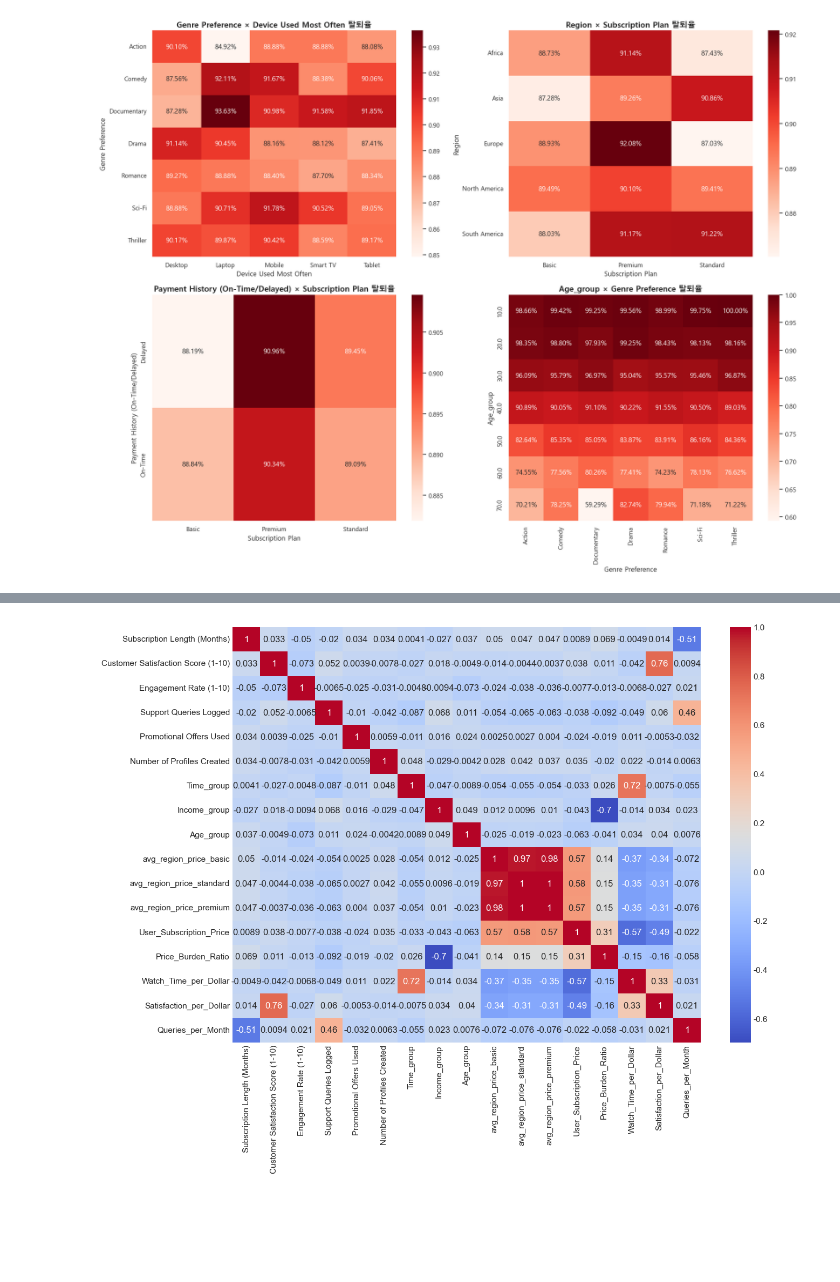
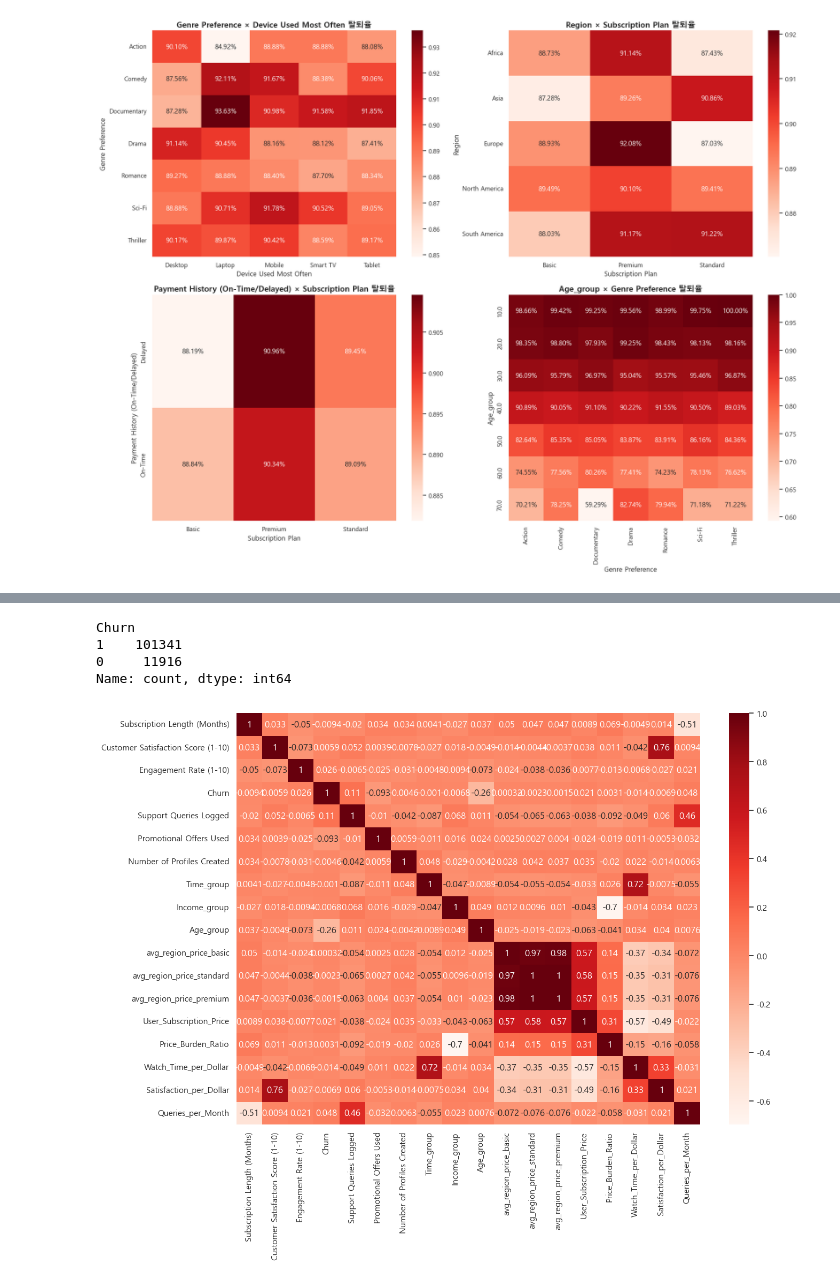
Before and after one commit to SKNetworks-AI19-250818/SKN19_2ND_3TEAM, a Jupyter notebook: EDA/eda_merge.ipynb, the cells around one changed output, grey strips where cells are left out. Drawn from its saved outputs; the diff is of its cells as text; code cells hidden in the pictures; blank space fills up the shorter version.

Commit message:
Update eda merged file

```diff
--- a/EDA/eda_merge.ipynb
+++ b/EDA/eda_merge.ipynb
@@ -1657,10 +1752,18 @@ plt.show()
+# %%
+df_merged['Churn'] = df_merged['Churn'].map({'Yes': 1, 'No': 0})
+df_merged['Churn'].value_counts()
+# %% [output]
+Churn
+1    101341
+0     11916
+Name: count, dtype: int64
 # %%
 num_cols = df_merged.select_dtypes(include=['float64', 'int64']).columns
 
 corr_matrix = df_merged[num_cols].corr()
 
 plt.figure(figsize=(14, 10))
-sns.heatmap(corr_matrix, annot=True, cmap='coolwarm')
+sns.heatmap(corr_matrix, annot=True, cmap='Reds')
 plt.show()
 # %% [output]
-[figure, old version]
+[figure, new version]
```
Also changed, not shown: parts of 6 cells of this notebook.
